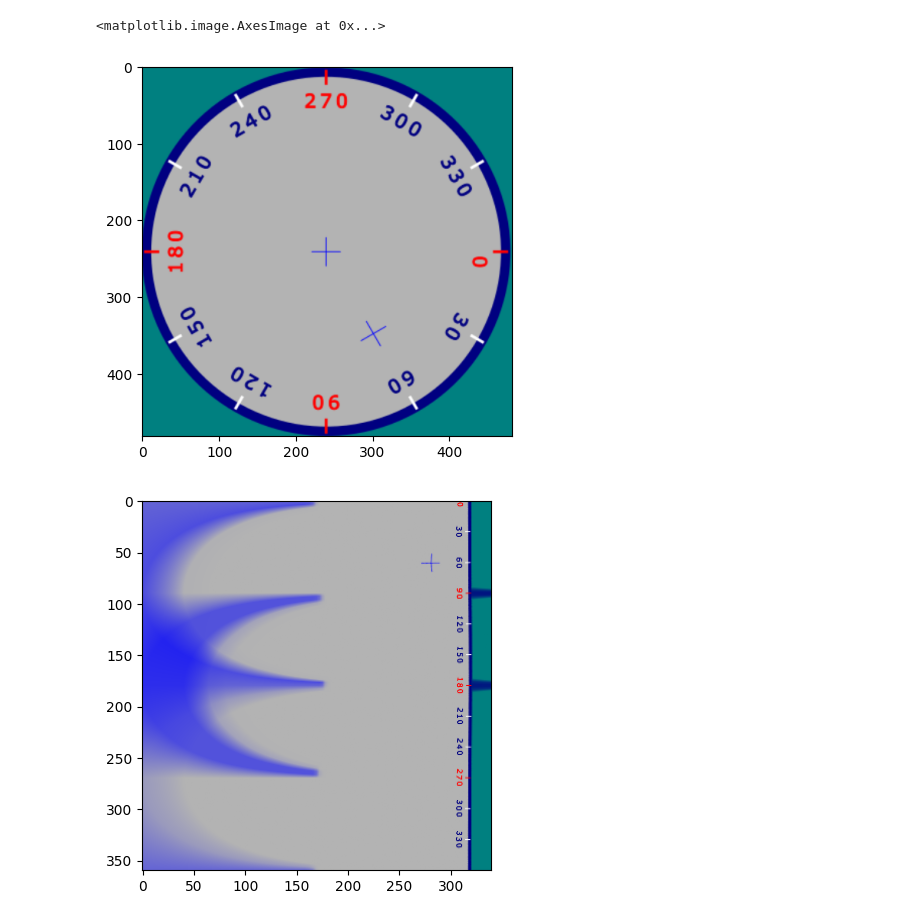
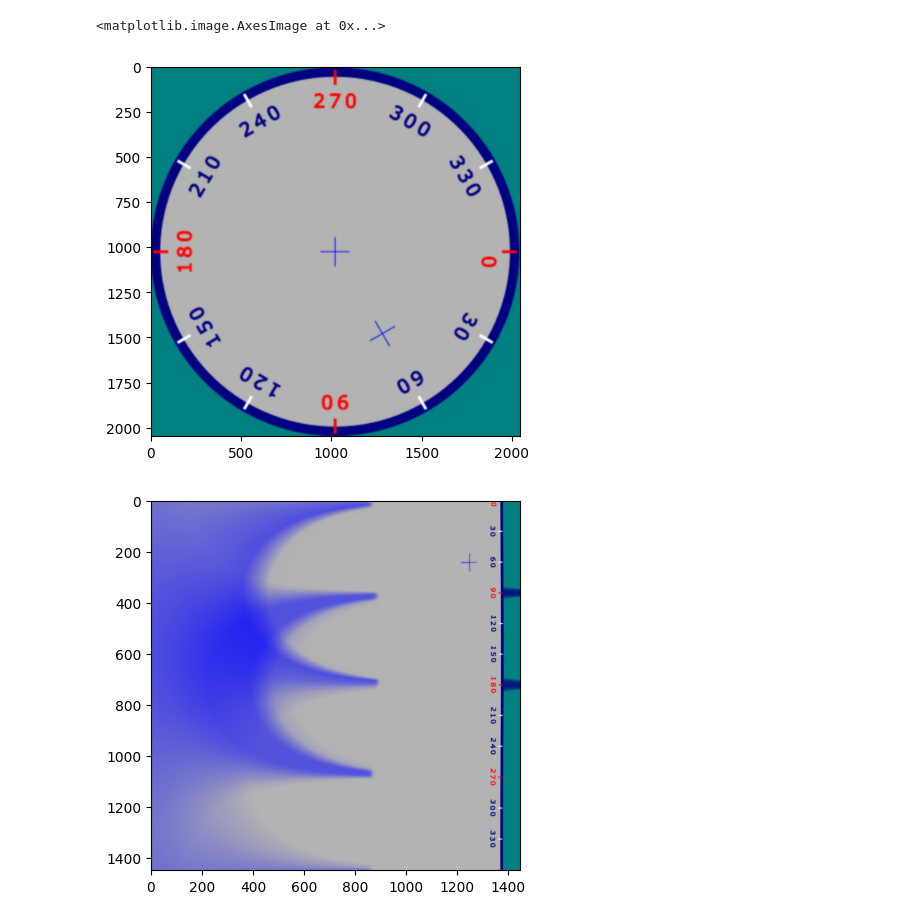
Before and after one commit to Simon-Bertrand/LogPolar-PyTorch, a Jupyter notebook: example.ipynb, the cells around one changed output. Cells and saved outputs as stored; diff of their text form; code cells hidden in the pictures.

```diff
--- a/example.ipynb
+++ b/example.ipynb
@@ -1,28 +1,32 @@
 # %%
 from functools import lru_cache
 import torch, torchvision
 import matplotlib.pyplot as plt
 import numpy as np
 import math
 from torch_logpolar import LogPolarRepresentation
 
 
 N=20
 image = torchvision.io.read_image('public/clock.png')/255.
 min_dim = min(image.shape[-2:])
 image = image[..., :min_dim, :min_dim]
 bimage = image.unsqueeze(0).expand(N,-1,-1,-1)
+
+import torch.nn.functional as F
+bimage = F.interpolate(bimage, size=(2048, 2048), mode='bilinear', align_corners=False)
+
 plt.imshow(bimage[0].moveaxis(0,-1))
 # %% [output]
 <matplotlib.image.AxesImage at 0x...>
-[figure, old version]
+[figure, new version]
 # %%
 logpol = LogPolarRepresentation(*bimage.shape[-2:])
 bimageLogPol = logpol.cart2pol(bimage)
 plt.imshow(bimageLogPol[0].moveaxis(0,-1))
 bimageBis = logpol.pol2cart(bimageLogPol)
 # %% [output]
-[figure, old version]
+[figure, new version]
 # %%
 plt.imshow(bimageBis[0].moveaxis(0,-1))
 # %% [output]
```
Also changed, not shown: parts of 1 cell of this notebook, 1 other file.
